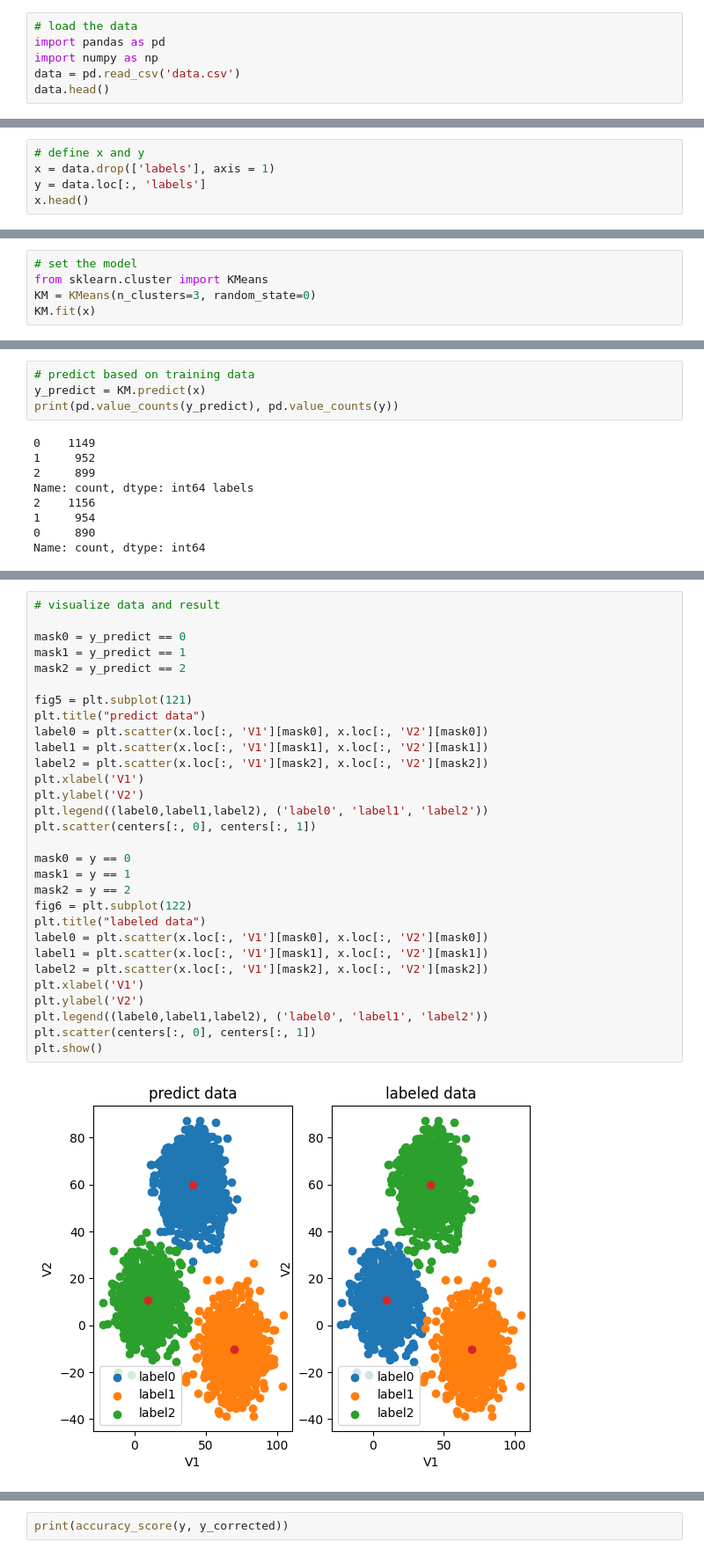
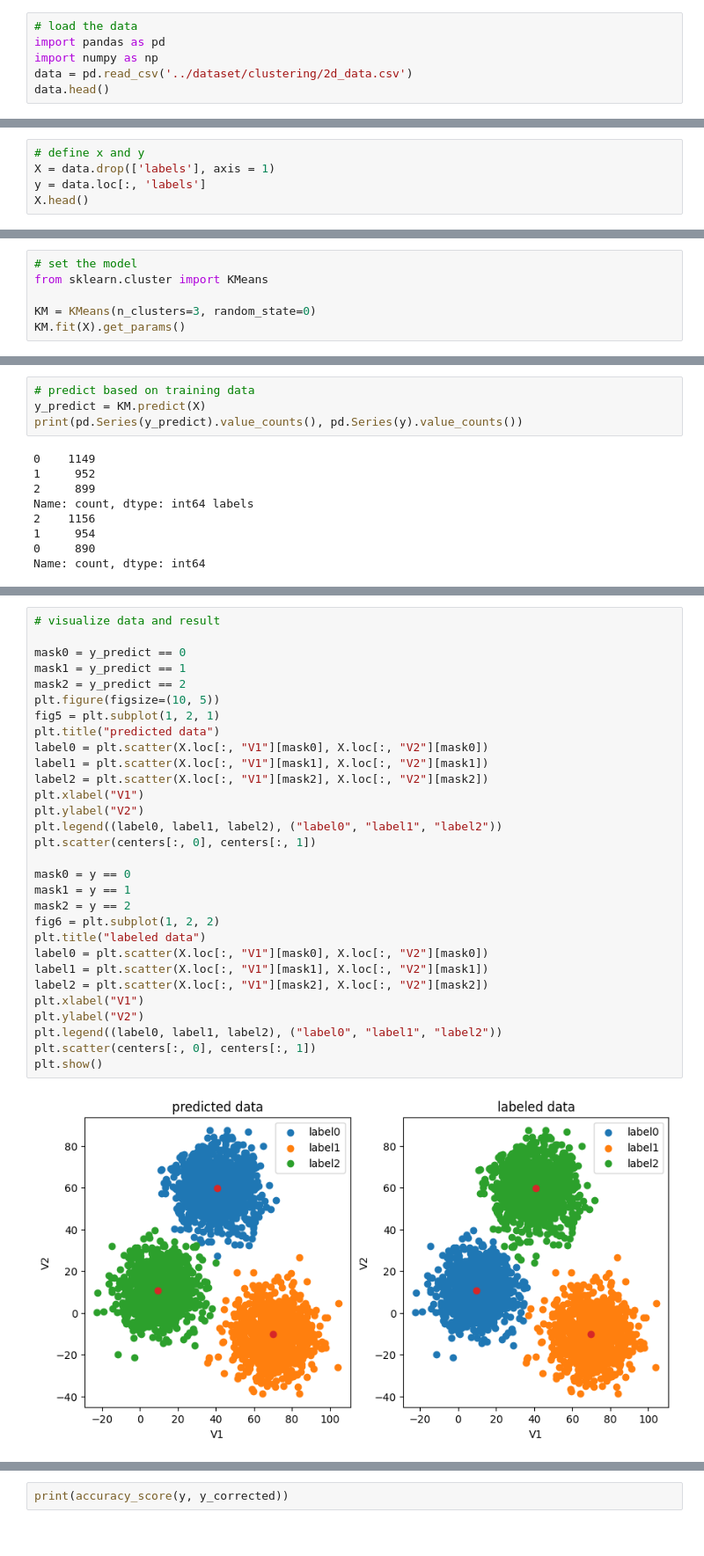
Before and after one commit to WuShangGao/ai_hands_on, a Jupyter notebook: k_means/k-means.ipynb, the cells around one changed output, grey strips where cells are left out. Shown at 88% size. Saved outputs shown, nothing was run; the diff lists cells and outputs as text.

```diff
--- a/k_means/k-means.ipynb
+++ b/k_means/k-means.ipynb
@@ -2,7 +12,7 @@
 # load the data
 import pandas as pd
 import numpy as np
-data = pd.read_csv('data.csv')
+data = pd.read_csv('../dataset/clustering/2d_data.csv')
 data.head()
 # %% [output]
 |  | V1 | V2 | labels |
@@ -14,8 +26,8 @@ data.head()
 # %%
 # define x and y
-x = data.drop(['labels'], axis = 1)
+X = data.drop(['labels'], axis = 1)
 y = data.loc[:, 'labels']
-x.head()
+X.head()
 # %% [output]
 |  | V1 | V2 |
 | 0 | 2.072345 | -3.241693 |
@@ -52,6 +74,7 @@ plt.show()
 # %%
 # set the model
 from sklearn.cluster import KMeans
+
 KM = KMeans(n_clusters=3, random_state=0)
-KM.fit(x)
+KM.fit(X).get_params()
 # %% [output]
@@ -88,7 +130,7 @@ print(y_predict_test)
 # %%
 # predict based on training data
-y_predict = KM.predict(x)
-print(pd.value_counts(y_predict), pd.value_counts(y))
+y_predict = KM.predict(X)
+print(pd.Series(y_predict).value_counts(), pd.Series(y).value_counts())
 # %% [output]
 0    1149
 1     952
@@ -126,32 +175,32 @@ plt.show()
 # %%
 # visualize data and result
 
 mask0 = y_predict == 0
 mask1 = y_predict == 1
 mask2 = y_predict == 2
-
-fig5 = plt.subplot(121)
-plt.title("predict data")
-label0 = plt.scatter(x.loc[:, 'V1'][mask0], x.loc[:, 'V2'][mask0])
-label1 = plt.scatter(x.loc[:, 'V1'][mask1], x.loc[:, 'V2'][mask1])
-label2 = plt.scatter(x.loc[:, 'V1'][mask2], x.loc[:, 'V2'][mask2])
-plt.xlabel('V1')
-plt.ylabel('V2')
-plt.legend((label0,label1,label2), ('label0', 'label1', 'label2'))
+plt.figure(figsize=(10, 5))
+fig5 = plt.subplot(1, 2, 1)
+plt.title("predicted data")
+label0 = plt.scatter(X.loc[:, "V1"][mask0], X.loc[:, "V2"][mask0])
+label1 = plt.scatter(X.loc[:, "V1"][mask1], X.loc[:, "V2"][mask1])
+label2 = plt.scatter(X.loc[:, "V1"][mask2], X.loc[:, "V2"][mask2])
+plt.xlabel("V1")
+plt.ylabel("V2")
+plt.legend((label0, label1, label2), ("label0", "label1", "label2"))
 plt.scatter(centers[:, 0], centers[:, 1])
 
 mask0 = y == 0
 mask1 = y == 1
 mask2 = y == 2
-fig6 = plt.subplot(122)
+fig6 = plt.subplot(1, 2, 2)
 plt.title("labeled data")
-label0 = plt.scatter(x.loc[:, 'V1'][mask0], x.loc[:, 'V2'][mask0])
-label1 = plt.scatter(x.loc[:, 'V1'][mask1], x.loc[:, 'V2'][mask1])
-label2 = plt.scatter(x.loc[:, 'V1'][mask2], x.loc[:, 'V2'][mask2])
-plt.xlabel('V1')
-plt.ylabel('V2')
-plt.legend((label0,label1,label2), ('label0', 'label1', 'label2'))
+label0 = plt.scatter(X.loc[:, "V1"][mask0], X.loc[:, "V2"][mask0])
+label1 = plt.scatter(X.loc[:, "V1"][mask1], X.loc[:, "V2"][mask1])
+label2 = plt.scatter(X.loc[:, "V1"][mask2], X.loc[:, "V2"][mask2])
+plt.xlabel("V1")
+plt.ylabel("V2")
+plt.legend((label0, label1, label2), ("label0", "label1", "label2"))
 plt.scatter(centers[:, 0], centers[:, 1])
 plt.show()
 # %% [output]
-[figure, old version]
+[figure, new version]
```
Also changed, not shown: parts of 27 cells of this notebook, 1 other file.
